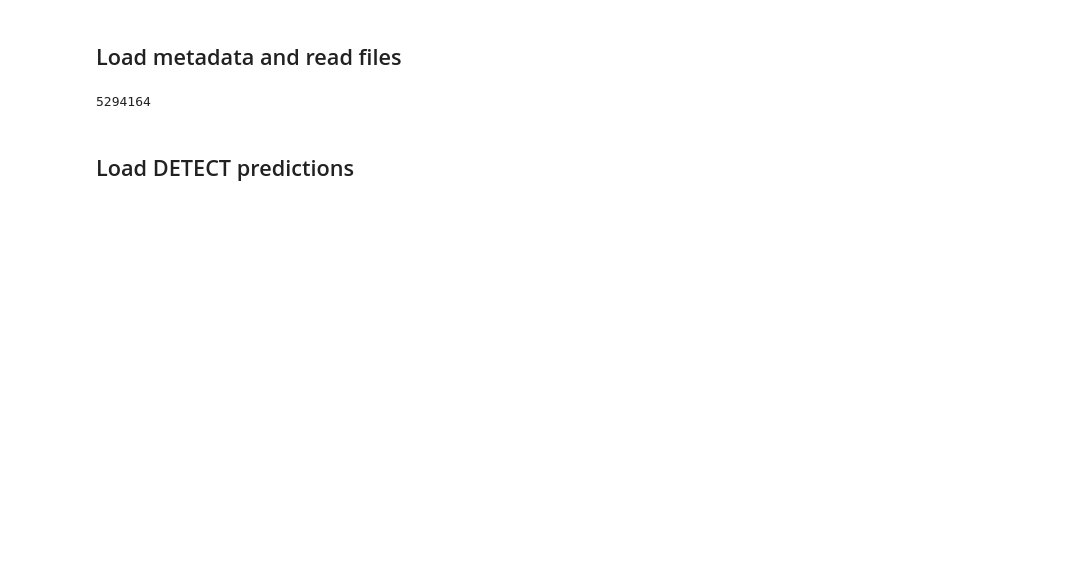
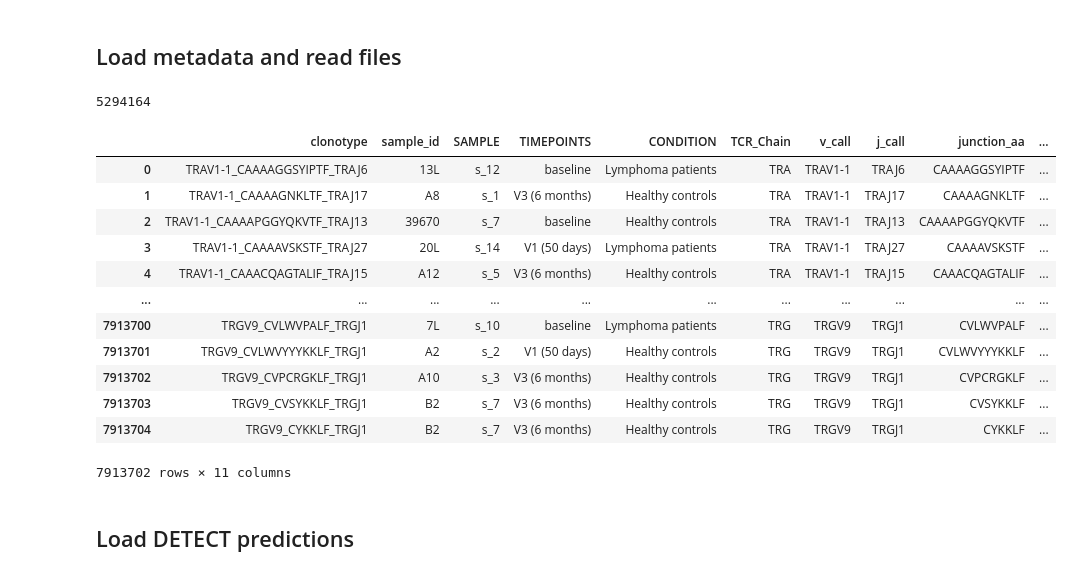
Before and after one commit to fabio-affaticati/Lymphovid19, a Jupyter notebook: lymph_covid.ipynb, the cells around one changed output. Drawn from its saved outputs; the diff is of its cells as text; code cells hidden in the pictures; blank space fills up the shorter version.

```diff
--- a/lymph_covid.ipynb
+++ b/lymph_covid.ipynb
@@ -100,6 +100,22 @@ data = (
 data['clonotype'].nunique()
 # %% [output]
 5294164
+# %%
+data
+# %% [output]
+|  | clonotype | sample_id | SAMPLE | TIMEPOINTS | CONDITION | TCR_Chain | v_call | j_call | junction_aa | ... |
+| 0 | TRAV1-1_CAAAAGGSYIPTF_TRAJ6 | 13L | s_12 | baseline | Lymphoma patients | TRA | TRAV1-1 | TRAJ6 | CAAAAGGSYIPTF | ... |
+| 1 | TRAV1-1_CAAAAGNKLTF_TRAJ17 | A8 | s_1 | V3 (6 months) | Healthy controls | TRA | TRAV1-1 | TRAJ17 | CAAAAGNKLTF | ... |
+| 2 | TRAV1-1_CAAAAPGGYQKVTF_TRAJ13 | 39670 | s_7 | baseline | Healthy controls | TRA | TRAV1-1 | TRAJ13 | CAAAAPGGYQKVTF | ... |
+| 3 | TRAV1-1_CAAAAVSKSTF_TRAJ27 | 20L | s_14 | V1 (50 days) | Lymphoma patients | TRA | TRAV1-1 | TRAJ27 | CAAAAVSKSTF | ... |
+| 4 | TRAV1-1_CAAACQAGTALIF_TRAJ15 | A12 | s_5 | V3 (6 months) | Healthy controls | TRA | TRAV1-1 | TRAJ15 | CAAACQAGTALIF | ... |
+| ... | ... | ... | ... | ... | ... | ... | ... | ... | ... | ... |
+| 7913700 | TRGV9_CVLWVPALF_TRGJ1 | 7L | s_10 | baseline | Lymphoma patients | TRG | TRGV9 | TRGJ1 | CVLWVPALF | ... |
+| 7913701 | TRGV9_CVLWVYYYKKLF_TRGJ1 | A2 | s_2 | V1 (50 days) | Healthy controls | TRG | TRGV9 | TRGJ1 | CVLWVYYYKKLF | ... |
+| 7913702 | TRGV9_CVPCRGKLF_TRGJ1 | A10 | s_3 | V3 (6 months) | Healthy controls | TRG | TRGV9 | TRGJ1 | CVPCRGKLF | ... |
+| 7913703 | TRGV9_CVSYKKLF_TRGJ1 | B2 | s_7 | V3 (6 months) | Healthy controls | TRG | TRGV9 | TRGJ1 | CVSYKKLF | ... |
+| 7913704 | TRGV9_CYKKLF_TRGJ1 | B2 | s_7 | V3 (6 months) | Healthy controls | TRG | TRGV9 | TRGJ1 | CYKKLF | ... |
+7913702 rows × 11 columns
 # %% [markdown]
 ## Load DETECT predictions
 # %%
```
Also changed, not shown: parts of 17 cells of this notebook, 1 other file.
